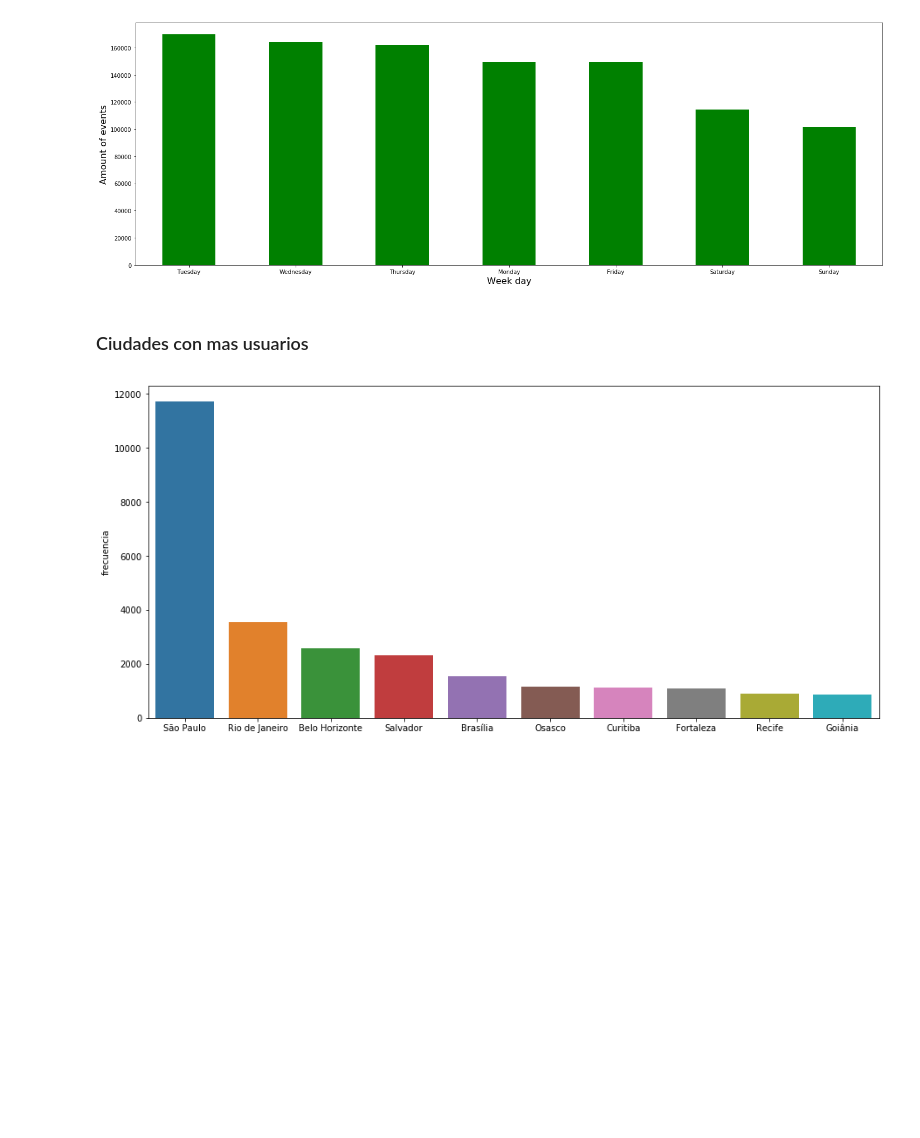
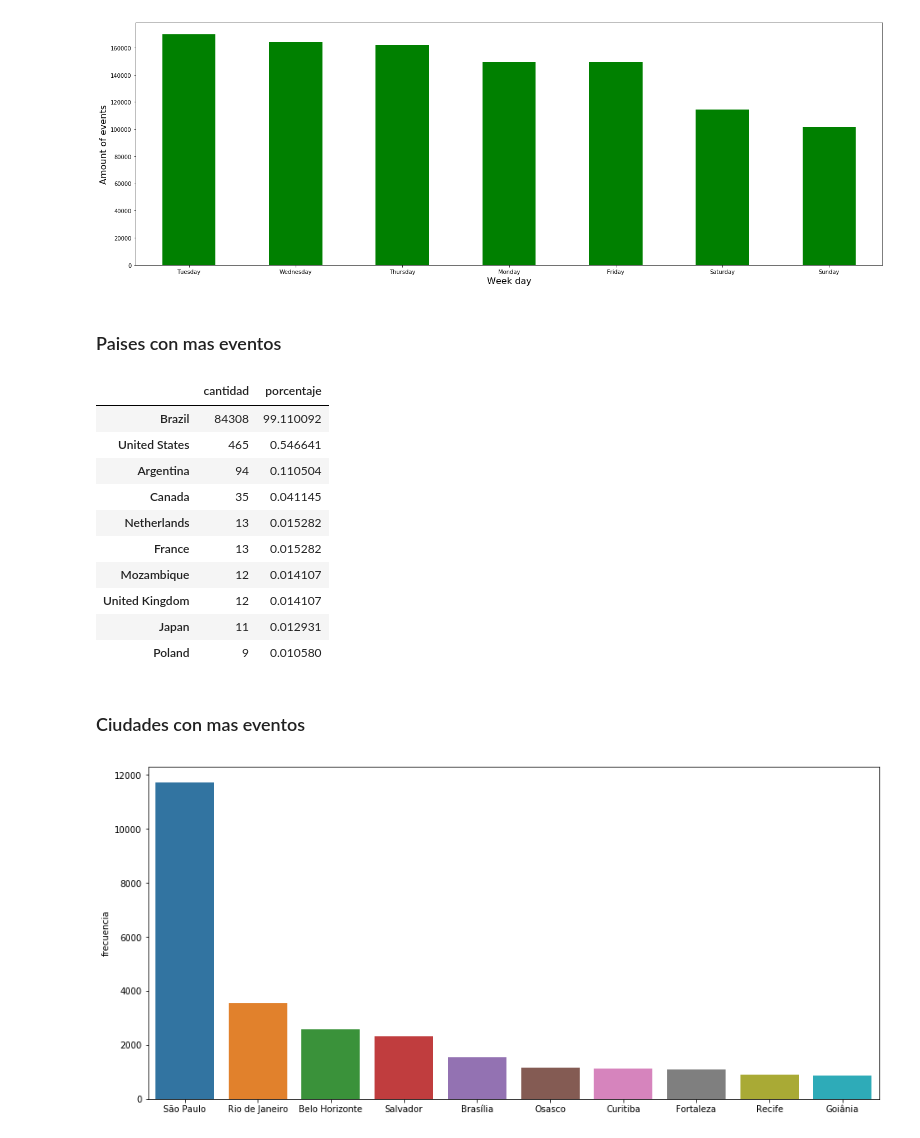
Before and after one commit to emabrea/7506-DATOS-TP1, a Jupyter notebook: Analisis Exploratorio.ipynb, the cells around one changed output. Cells and saved outputs as stored; diff of their text form; code cells hidden in the pictures; blank space fills up the shorter version.

```diff
--- a/Analisis Exploratorio.ipynb
+++ b/Analisis Exploratorio.ipynb
@@ -217,8 +217,28 @@ plt.ylabel('Amount of events',fontsize=16)
 # %% [output]
 Text(0,0.5,'Amount of events')
 [figure]
+# %% [markdown]
+### Paises con mas eventos
+# %%
+countries = trocafone.loc[trocafone["country"] != "Unknown"]
+countries = countries["country"].value_counts().to_frame("cantidad")
+countries.index.title = "pais"
+countries = countries.assign(porcentaje=countries/countries.sum()*100)
+countries.head(10)
+# %% [output]
+|  | cantidad | porcentaje |
+| Brazil | 84308 | 99.110092 |
+| United States | 465 | 0.546641 |
+| Argentina | 94 | 0.110504 |
+| Canada | 35 | 0.041145 |
+| Netherlands | 13 | 0.015282 |
+| France | 13 | 0.015282 |
+| Mozambique | 12 | 0.014107 |
+| United Kingdom | 12 | 0.014107 |
+| Japan | 11 | 0.012931 |
+| Poland | 9 | 0.010580 |
 # %% [markdown]
-### Ciudades con mas usuarios
+### Ciudades con mas eventos
 # %%
 from geopy.geocoders import Nominatim
 geolocator = Nominatim(user_agent="notebook")
```
Also changed, not shown: parts of 2 cells of this notebook.
